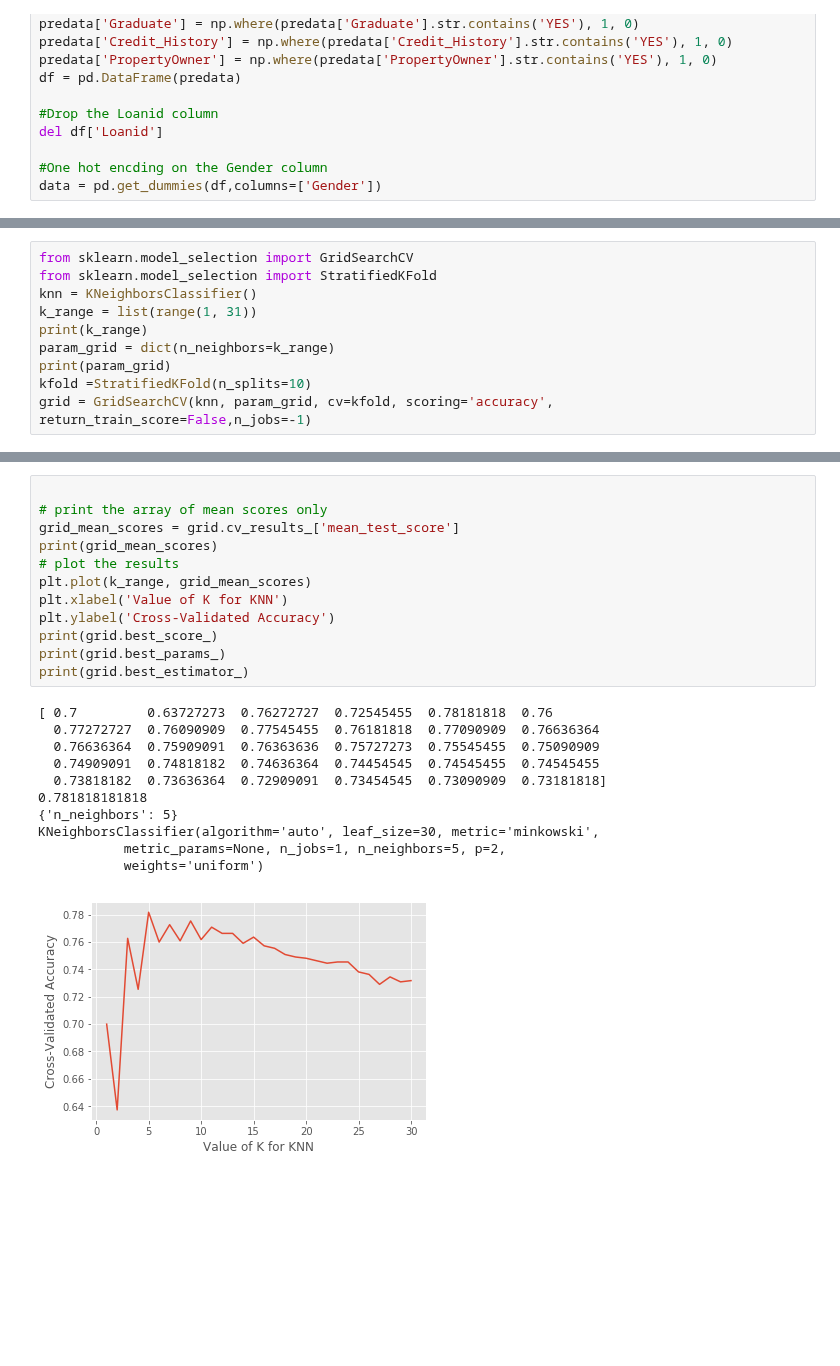
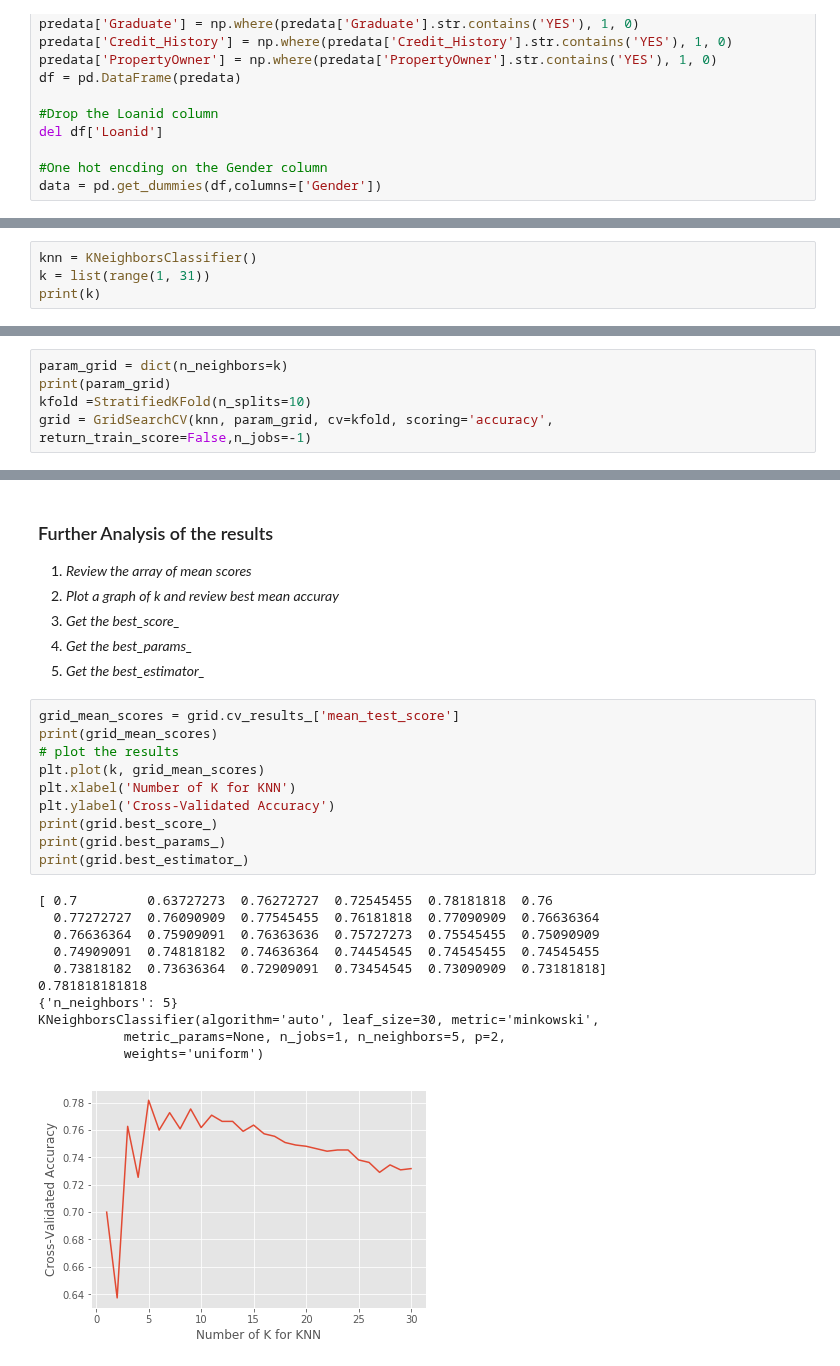
Before and after one commit to tullshaun/MachineLearning, a Jupyter notebook: Loan Application Improve Classifier Accuracy Scores and Performance.ipynb, the cells around one changed output, grey strips where cells are left out. Cells and saved outputs as stored; diff of their text form; blank space fills up the shorter version.

```diff
--- a/Loan Application Improve Classifier Accuracy Scores and Performance.ipynb
+++ b/Loan Application Improve Classifier Accuracy Scores and Performance.ipynb
@@ -86,0 +106,4 @@ Training Dataset, counts of label '0': 357
+# %%
+knn = KNeighborsClassifier()
+k = list(range(1, 31))
+print(k)
@@ -96,10 +124,5 @@ This cross-validation object is a variation of KFold that returns stratified fol
 # %%
-from sklearn.model_selection import GridSearchCV
-from sklearn.model_selection import StratifiedKFold
-knn = KNeighborsClassifier()
-k_range = list(range(1, 31))
-print(k_range)
-param_grid = dict(n_neighbors=k_range)
+param_grid = dict(n_neighbors=k)
 print(param_grid)
 kfold =StratifiedKFold(n_splits=10)
 grid = GridSearchCV(knn, param_grid, cv=kfold, scoring='accuracy', return_train_score=False,n_jobs=-1)
@@ -131,28 +155,33 @@ pd.DataFrame(grid.cv_results_)[['mean_test_score', 'std_test_score', 'params']]
 | 27 | 0.734545 | 0.090375 | {'n_neighbors': 28} |
 | 28 | 0.730909 | 0.086828 | {'n_neighbors': 29} |
 | 29 | 0.731818 | 0.091297 | {'n_neighbors': 30} |
+# %% [markdown]
+### Further Analysis of the results
+1. *Review the array of mean scores*
+2. *Plot a graph of k and review best mean accuray*
+3. *Get the best_score_*
+4. *Get the best_params_*
+5. *Get the best_estimator_*
 # %%
-
-# print the array of mean scores only
 grid_mean_scores = grid.cv_results_['mean_test_score']
 print(grid_mean_scores)
 # plot the results
-plt.plot(k_range, grid_mean_scores)
-plt.xlabel('Value of K for KNN')
+plt.plot(k, grid_mean_scores)
+plt.xlabel('Number of K for KNN')
 plt.ylabel('Cross-Validated Accuracy')
 print(grid.best_score_)
 print(grid.best_params_)
 print(grid.best_estimator_)
 # %% [output]
 [ 0.7         0.63727273  0.76272727  0.72545455  0.78181818  0.76
   0.77272727  0.76090909  0.77545455  0.76181818  0.77090909  0.76636364
   0.76636364  0.75909091  0.76363636  0.75727273  0.75545455  0.75090909
   0.74909091  0.74818182  0.74636364  0.74454545  0.74545455  0.74545455
   0.73818182  0.73636364  0.72909091  0.73454545  0.73090909  0.73181818]
 0.781818181818
 {'n_neighbors': 5}
 KNeighborsClassifier(algorithm='auto', leaf_size=30, metric='minkowski',
            metric_params=None, n_jobs=1, n_neighbors=5, p=2,
            weights='uniform')
-[figure, old version]
+[figure, new version]
 # %% [markdown]
```
Also changed, not shown: parts of 21 cells of this notebook.
